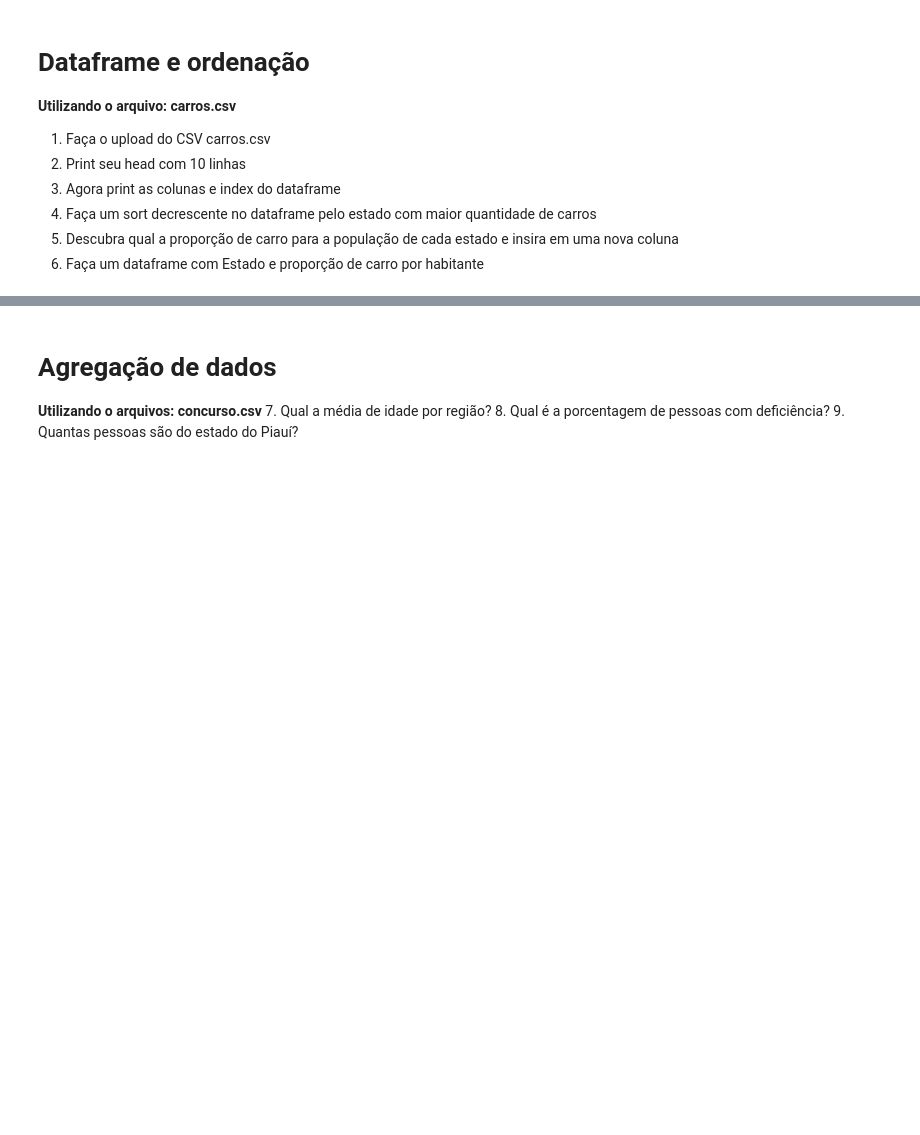
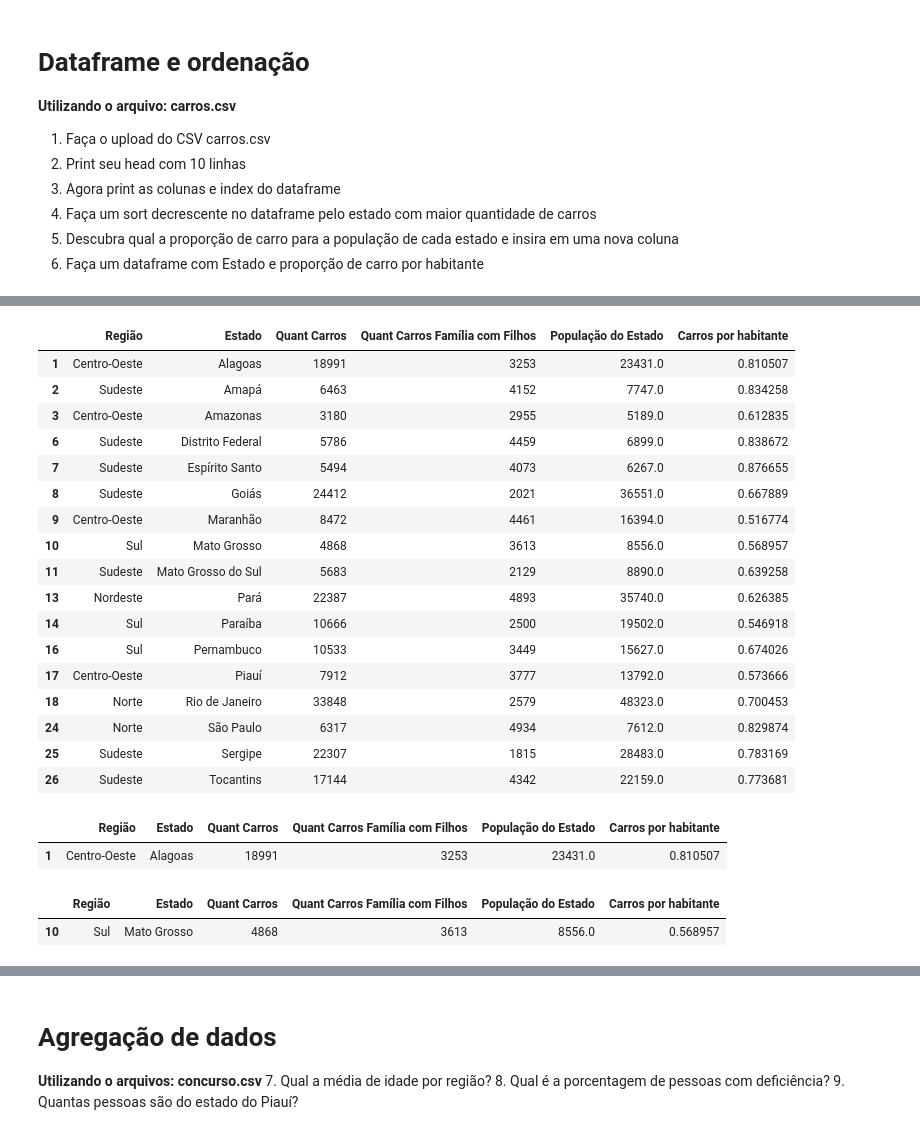
Before and after one commit to dsreliete/Womakerscode-DA-colabs, a Jupyter notebook: [Notebook]_Python_para_Dados_Pandas.ipynb, the cells around one changed output, grey strips where cells are left out. Cells and saved outputs as stored; diff of their text form; code cells hidden in the pictures; blank space fills up the shorter version.

```diff
--- a/[Notebook]_Python_para_Dados_Pandas.ipynb
+++ b/[Notebook]_Python_para_Dados_Pandas.ipynb
@@ -13,3 +13,6 @@ import pandas as pd
 4. Faça um sort decrescente no dataframe pelo estado com maior quantidade de carros
 5. Descubra qual a proporção de carro para a população de cada estado e insira em uma nova coluna
 6. Faça um dataframe com Estado e proporção de carro por habitante
+# %%
+df_csv = pd.read_csv('carros.csv') #1
+df_csv.head(10) #2
@@ -15,0 +155,33 @@ import pandas as pd
+# %%
+df_csv[df_csv['Carros por habitante'] > 0.5]
+# %% [output]
+|  | Região | Estado | Quant Carros | Quant Carros Família com Filhos | População do Estado | Carros por habitante |
+| 1 | Centro-Oeste | Alagoas | 18991 | 3253 | 23431.0 | 0.810507 |
+| 2 | Sudeste | Amapá | 6463 | 4152 | 7747.0 | 0.834258 |
+| 3 | Centro-Oeste | Amazonas | 3180 | 2955 | 5189.0 | 0.612835 |
+| 6 | Sudeste | Distrito Federal | 5786 | 4459 | 6899.0 | 0.838672 |
+| 7 | Sudeste | Espírito Santo | 5494 | 4073 | 6267.0 | 0.876655 |
+| 8 | Sudeste | Goiás | 24412 | 2021 | 36551.0 | 0.667889 |
+| 9 | Centro-Oeste | Maranhão | 8472 | 4461 | 16394.0 | 0.516774 |
+| 10 | Sul | Mato Grosso | 4868 | 3613 | 8556.0 | 0.568957 |
+| 11 | Sudeste | Mato Grosso do Sul | 5683 | 2129 | 8890.0 | 0.639258 |
+| 13 | Nordeste | Pará | 22387 | 4893 | 35740.0 | 0.626385 |
+| 14 | Sul | Paraíba | 10666 | 2500 | 19502.0 | 0.546918 |
+| 16 | Sul | Pernambuco | 10533 | 3449 | 15627.0 | 0.674026 |
+| 17 | Centro-Oeste | Piauí | 7912 | 3777 | 13792.0 | 0.573666 |
+| 18 | Norte | Rio de Janeiro | 33848 | 2579 | 48323.0 | 0.700453 |
+| 24 | Norte | São Paulo | 6317 | 4934 | 7612.0 | 0.829874 |
+| 25 | Sudeste | Sergipe | 22307 | 1815 | 28483.0 | 0.783169 |
+| 26 | Sudeste | Tocantins | 17144 | 4342 | 22159.0 | 0.773681 |
+# %%
+df_csv[df_csv['Estado'] == 'Alagoas']
+# %% [output]
+|  | Região | Estado | Quant Carros | Quant Carros Família com Filhos | População do Estado | Carros por habitante |
+| 1 | Centro-Oeste | Alagoas | 18991 | 3253 | 23431.0 | 0.810507 |
+# %%
+is_regiao_sul = df_csv['Região'] == 'Sul'
+is_estado_ma = df_csv['Estado'] == 'Mato Grosso'
+df_csv[is_regiao_sul & is_estado_ma]
+# %% [output]
+|  | Região | Estado | Quant Carros | Quant Carros Família com Filhos | População do Estado | Carros por habitante |
+| 10 | Sul | Mato Grosso | 4868 | 3613 | 8556.0 | 0.568957 |
```
Also changed, not shown: parts of 14 cells of this notebook.
